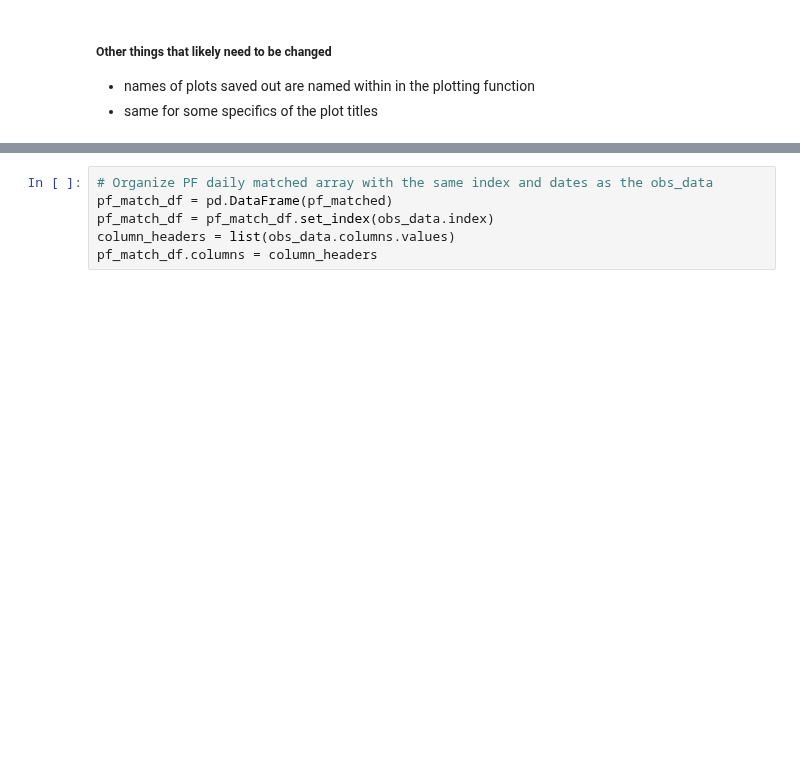
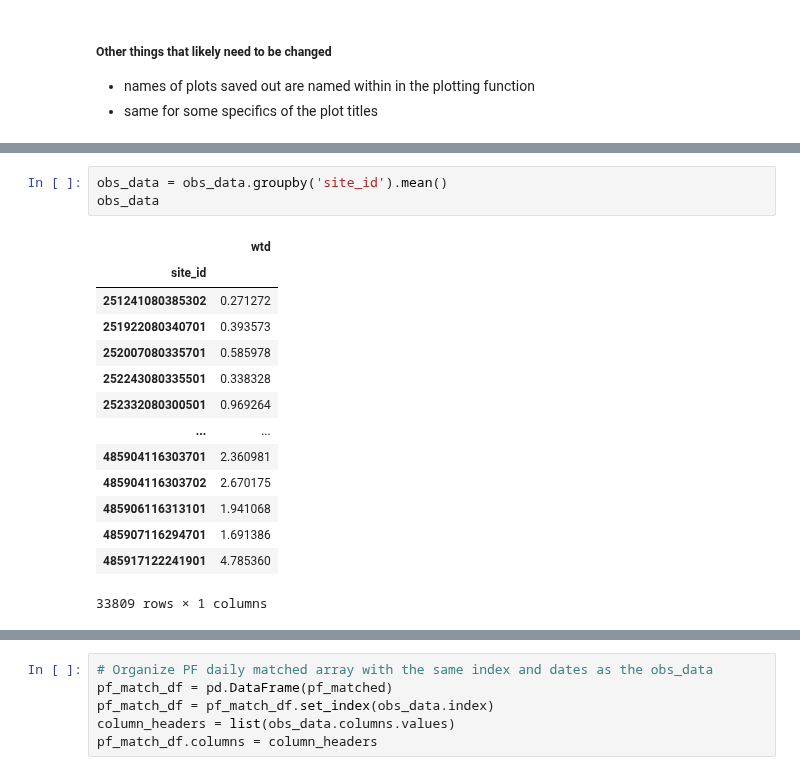
Before and after one commit to danielletijerina/PFCONUS2-analysis, a Jupyter notebook: scripts/Validation/WTD/Steady_State_WTD/compare_WTD_steady_state.ipynb, the cells around one changed output, grey strips where cells are left out. Saved outputs shown, nothing was run; the diff lists cells and outputs as text; blank space fills up the shorter version.

```diff
--- a/scripts/Validation/WTD/Steady_State_WTD/compare_WTD_steady_state.ipynb
+++ b/scripts/Validation/WTD/Steady_State_WTD/compare_WTD_steady_state.ipynb
@@ -116,3 +119,21 @@ obs_data
+# %%
+obs_data = obs_data.groupby('site_id').mean()
+obs_data
+# %% [output]
+|  | wtd |
+| site_id |  |
+| 251241080385302 | 0.271272 |
+| 251922080340701 | 0.393573 |
+| 252007080335701 | 0.585978 |
+| 252243080335501 | 0.338328 |
+| 252332080300501 | 0.969264 |
+| ... | ... |
+| 485904116303701 | 2.360981 |
+| 485904116303702 | 2.670175 |
+| 485906116313101 | 1.941068 |
+| 485907116294701 | 1.691386 |
+| 485917122241901 | 4.785360 |
+33809 rows × 1 columns
 # %%
 metadata = pd.read_csv(f'{organized_dir}/{metadata_file}', index_col=['site_id'])
 metadata  = metadata.drop(columns=['Unnamed: 0'])
```
Also changed, not shown: parts of 52 cells of this notebook, 6 other files.
